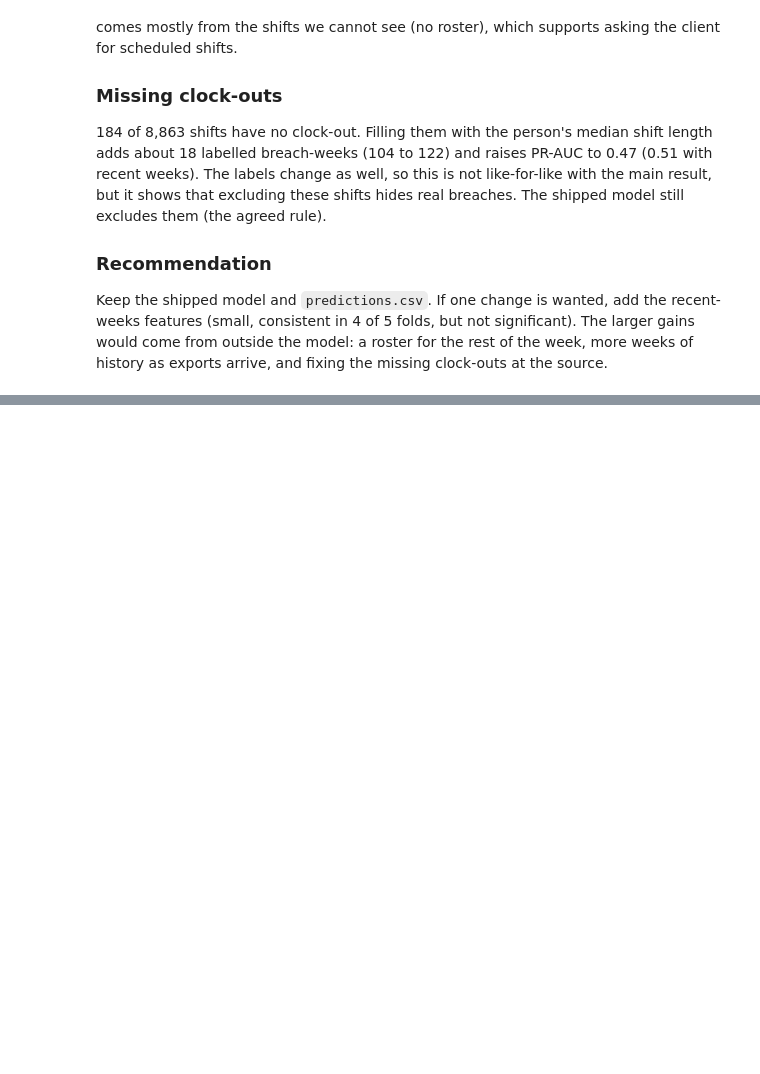
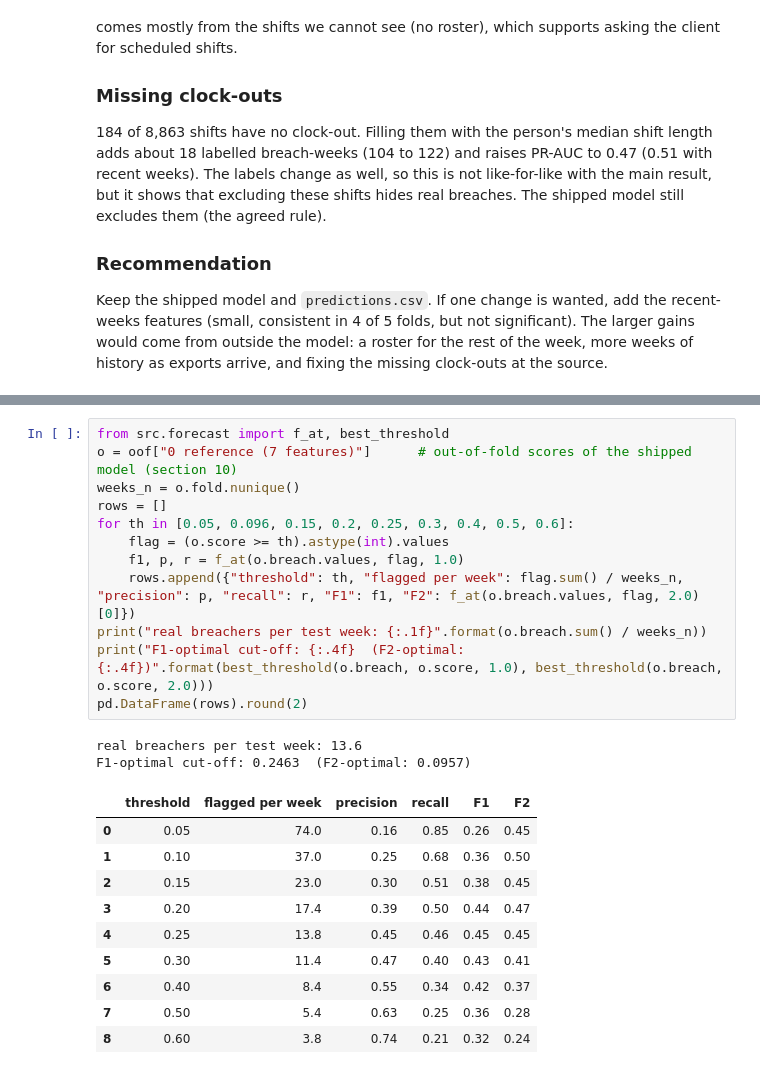
Before and after one commit to MistryDev09/JemTechnical, a Jupyter notebook: notebooks/data_modeling.ipynb, the cells around one changed output, grey strips where cells are left out. Saved outputs shown, nothing was run; the diff lists cells and outputs as text; blank space fills up the shorter version.

```diff
--- a/notebooks/data_modeling.ipynb
+++ b/notebooks/data_modeling.ipynb
@@ -1024,0 +1027,25 @@ Keep the shipped model and `predictions.csv`. If one change is wanted, add the r
+# %%
+from src.forecast import f_at, best_threshold
+o = oof["0 reference (7 features)"]      # out-of-fold scores of the shipped model (section 10)
+weeks_n = o.fold.nunique()
+rows = []
+for th in [0.05, 0.096, 0.15, 0.2, 0.25, 0.3, 0.4, 0.5, 0.6]:
+    flag = (o.score >= th).astype(int).values
+    f1, p, r = f_at(o.breach.values, flag, 1.0)
+    rows.append({"threshold": th, "flagged per week": flag.sum() / weeks_n, "precision": p, "recall": r, "F1": f1, "F2": f_at(o.breach.values, flag, 2.0)[0]})
+print("real breachers per test week: {:.1f}".format(o.breach.sum() / weeks_n))
+print("F1-optimal cut-off: {:.4f}  (F2-optimal: {:.4f})".format(best_threshold(o.breach, o.score, 1.0), best_threshold(o.breach, o.score, 2.0)))
+pd.DataFrame(rows).round(2)
+# %% [output]
+real breachers per test week: 13.6
+F1-optimal cut-off: 0.2463  (F2-optimal: 0.0957)
+|  | threshold | flagged per week | precision | recall | F1 | F2 |
+| 0 | 0.05 | 74.0 | 0.16 | 0.85 | 0.26 | 0.45 |
+| 1 | 0.10 | 37.0 | 0.25 | 0.68 | 0.36 | 0.50 |
+| 2 | 0.15 | 23.0 | 0.30 | 0.51 | 0.38 | 0.45 |
+| 3 | 0.20 | 17.4 | 0.39 | 0.50 | 0.44 | 0.47 |
+| 4 | 0.25 | 13.8 | 0.45 | 0.46 | 0.45 | 0.45 |
+| 5 | 0.30 | 11.4 | 0.47 | 0.40 | 0.43 | 0.41 |
+| 6 | 0.40 | 8.4 | 0.55 | 0.34 | 0.42 | 0.37 |
+| 7 | 0.50 | 5.4 | 0.63 | 0.25 | 0.36 | 0.28 |
+| 8 | 0.60 | 3.8 | 0.74 | 0.21 | 0.32 | 0.24 |
```
Also changed, not shown: parts of 6 cells of this notebook, 6 other files.
